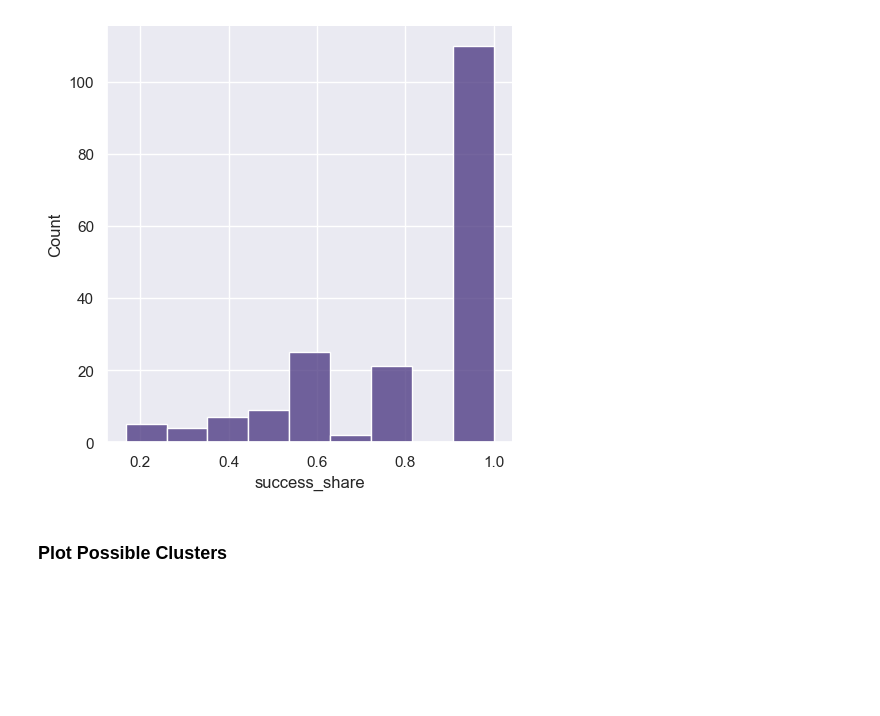
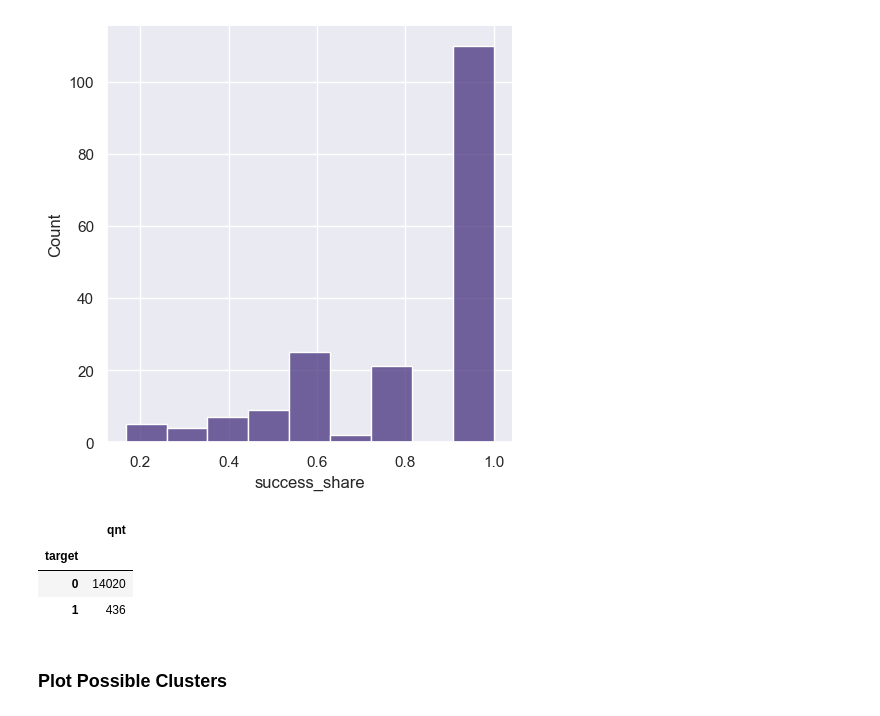
Before and after one commit to FVA13/samolet_parking_lot, a Jupyter notebook: notebooks/model_assemble.ipynb, the cells around one changed output. Cells and saved outputs as stored; diff of their text form; code cells hidden in the pictures; blank space fills up the shorter version.

```diff
--- a/notebooks/model_assemble.ipynb
+++ b/notebooks/model_assemble.ipynb
@@ -108,6 +162,16 @@ plt.show()
 [figure]
 # %%
 # share of clents with 1
+(
+    data[['client_id', 'target']]
+    .groupby('target', as_index=True)
+    .agg(qnt=('client_id', 'count'))
+)
+# %% [output]
+|  | qnt |
+| target |  |
+| 0 | 14020 |
+| 1 | 436 |
 # %% [markdown]
 ### Plot Possible Clusters
 # %%
```
Also changed, not shown: parts of 31 cells of this notebook, 2 other files.
